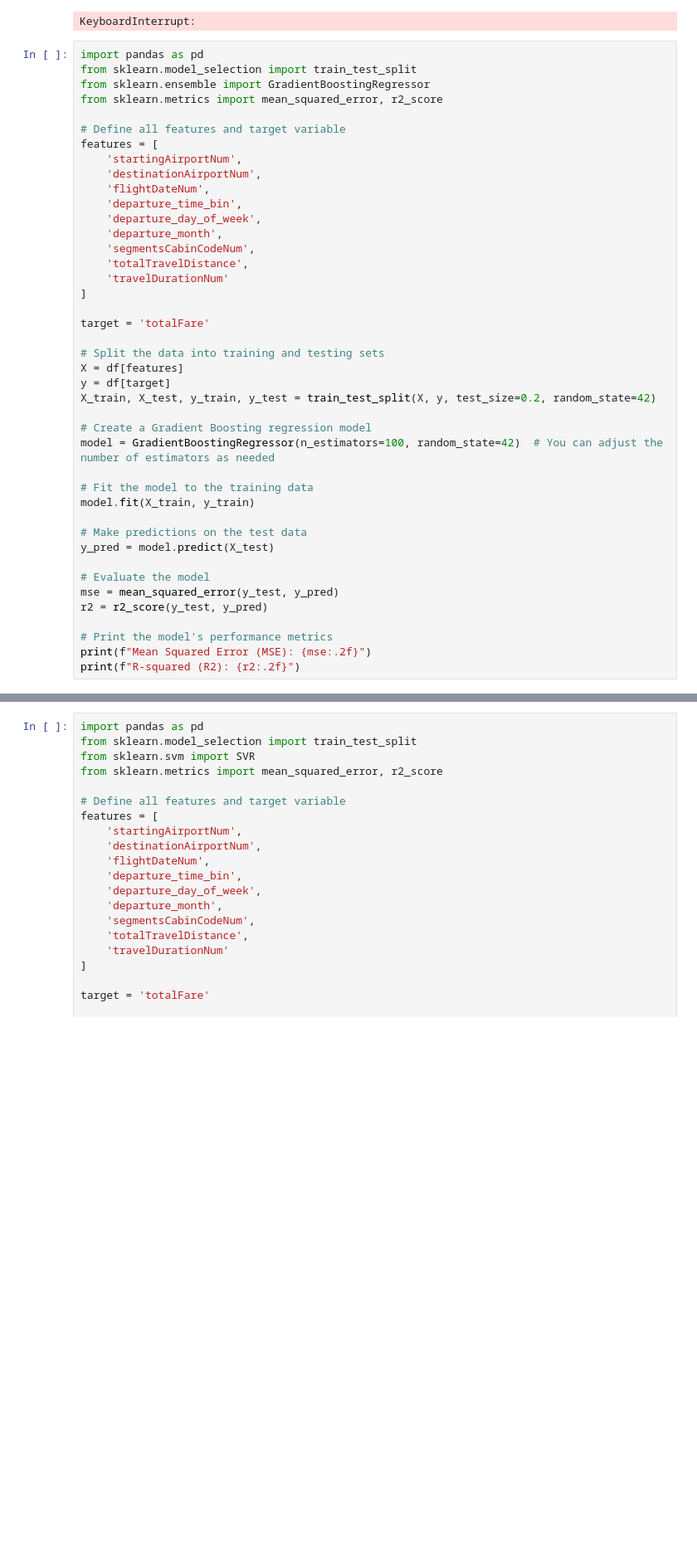
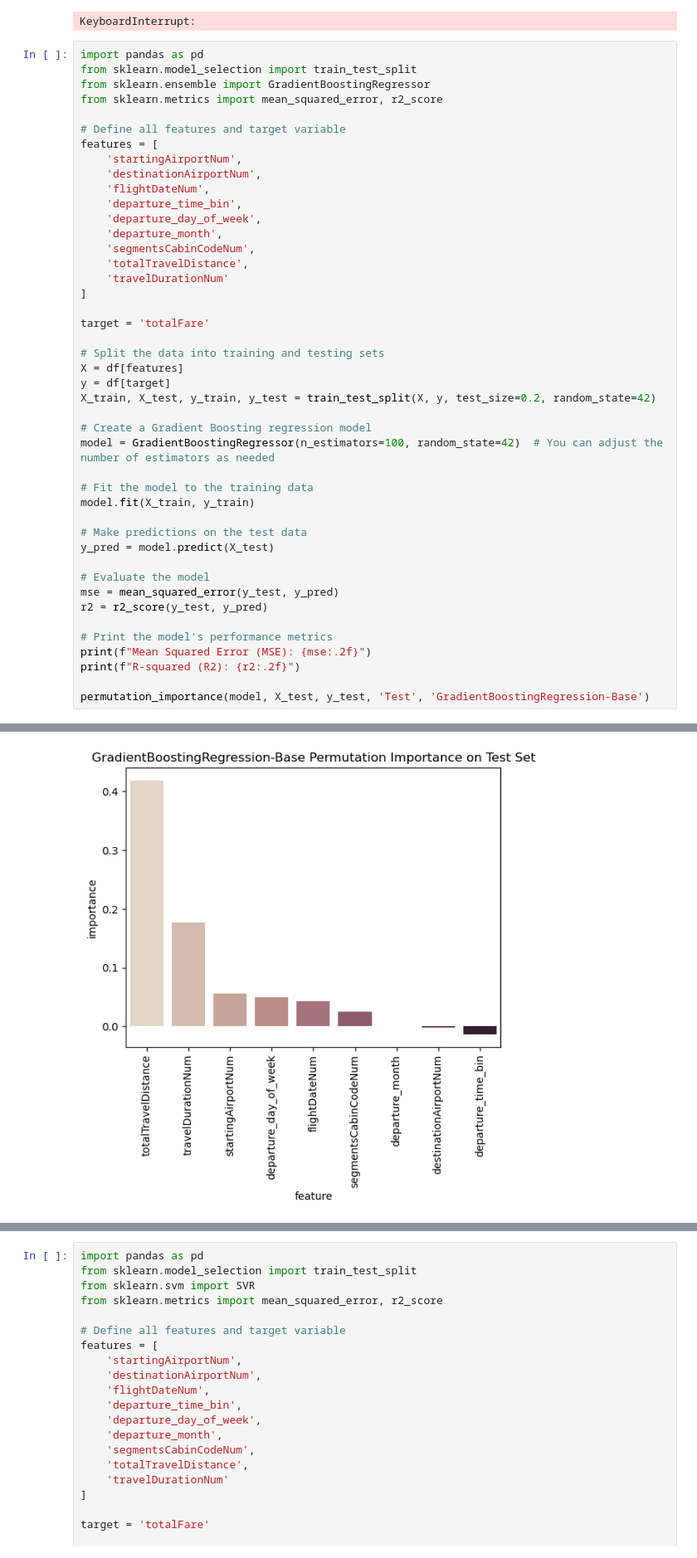
Before and after one commit to chuannarongvat/at3_group_9, a Jupyter notebook: notebooks/AT3.ipynb, the cells around one changed output, grey strips where cells are left out. Shown at 83% size. Saved outputs shown, nothing was run; the diff lists cells and outputs as text; blank space fills up the shorter version.

```diff
--- a/notebooks/AT3.ipynb
+++ b/notebooks/AT3.ipynb
@@ -1504,4 +1719,6 @@ r2 = r2_score(y_test, y_pred)
 # Print the model's performance metrics
 print(f"Mean Squared Error (MSE): {mse:.2f}")
 print(f"R-squared (R2): {r2:.2f}")
+
+permutation_importance(model, X_test, y_test, 'Test', 'GradientBoostingRegression-Base')
 # %% [output]
@@ -1509,0 +1727 @@ R-squared (R2): 0.67
+[figure, added]
```
Also changed, not shown: parts of 29 cells of this notebook.
